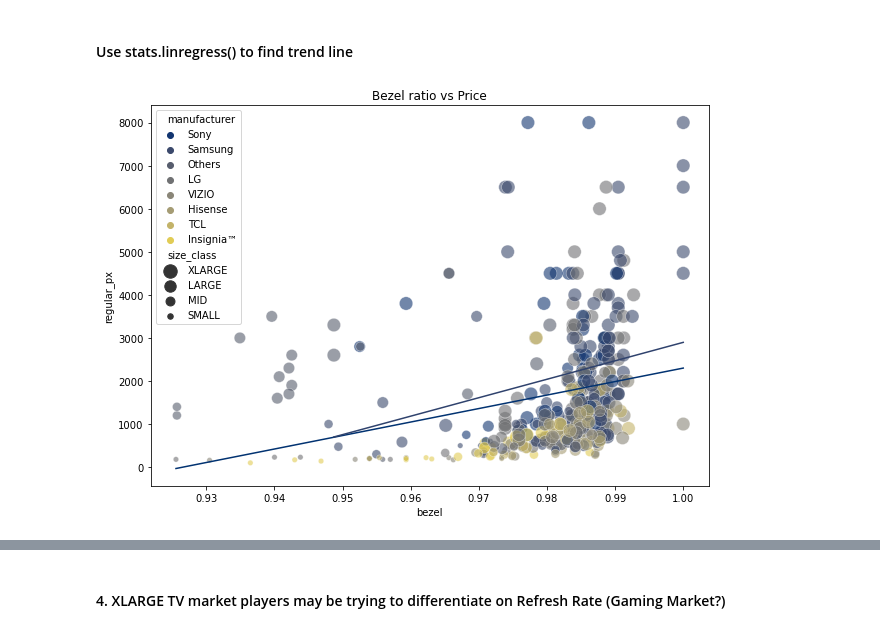
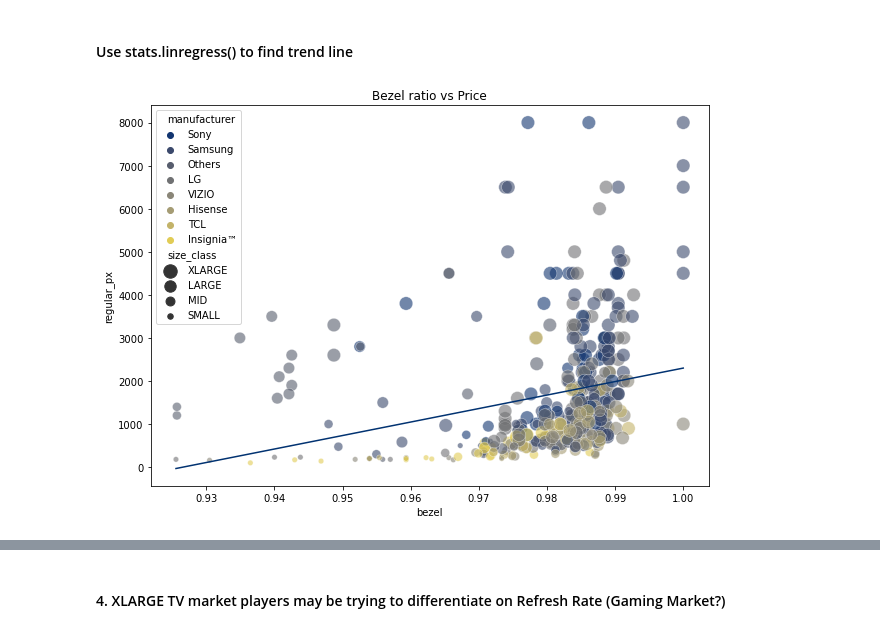
Before and after one commit to dnie44/nycdatascience_python_project, a Jupyter notebook: bb_analysis2.ipynb, the cells around one changed output, grey strips where cells are left out. Drawn from its saved outputs; the diff is of its cells as text; code cells hidden in the pictures.

```diff
--- a/bb_analysis2.ipynb
+++ b/bb_analysis2.ipynb
@@ -253,3 +253,5 @@ bby2 = rem_outlier(bby,'bezel', 3)
 bby2.shape[0] - bby.shape[0]
 # %% [output]
 -5
+# %%
+bby2['premium'] = bby2.regular_px>=2000
@@ -265,37 +277,28 @@ slope, intercept, rvalue, pvalue, stderr = stats.linregress(x_vals,y_vals)
 # %%
 fig = plt.gcf()
 fig.set_size_inches(10,7)
 # set order of x-axis categories
 hue_order = bby2.groupby('manufacturer').median()['regular_px'].sort_values(ascending=False).index
 size_order = bby2.groupby('size_class').median()['screen_size'].sort_values(ascending=False).index
 
 # Plot sns scatter
 sns.scatterplot(data = bby2, x='bezel', y='regular_px', hue='manufacturer', hue_order=hue_order,
                 size = 'size_class', sizes=(30, 180), size_order=size_order,
                 palette='cividis', linewidth=0.5, edgecolor='w', alpha=0.6)\
                 .set_title('Bezel ratio vs Price')
 
 # Plot linear regression line ALL TVS
 x_vals = bby2.bezel
 y_vals = bby2.regular_px
 # Get slope, intercept from stats.linregress()
 slope, intercept, rvalue, pvalue, stderr = stats.linregress(x_vals,y_vals)
 # plot
 y_pred = intercept + slope*x_vals
 sns.lineplot(x=x_vals, y=y_pred)
 
-# Plot linear regression line XLARGE TVs
-x_vals = bby2[bby2.size_class=='XLARGE'].bezel
-y_vals = bby2[bby2.size_class=='XLARGE'].regular_px
-# Get slope, intercept from stats.linregress()
-slope, intercept, rvalue, pvalue, stderr = stats.linregress(x_vals,y_vals)
-# Plot
-y_pred = intercept + slope*x_vals
-sns.lineplot(x=x_vals, y=y_pred)
-
 #plt.legend(bbox_to_anchor=(1, 1))
 
 #save file for Presentation
 fig.savefig('temp.png', transparent=True)
 # %% [output]
-[figure, old version]
+[figure, new version]
```
Also changed, not shown: parts of 9 cells of this notebook, 3 other files.
